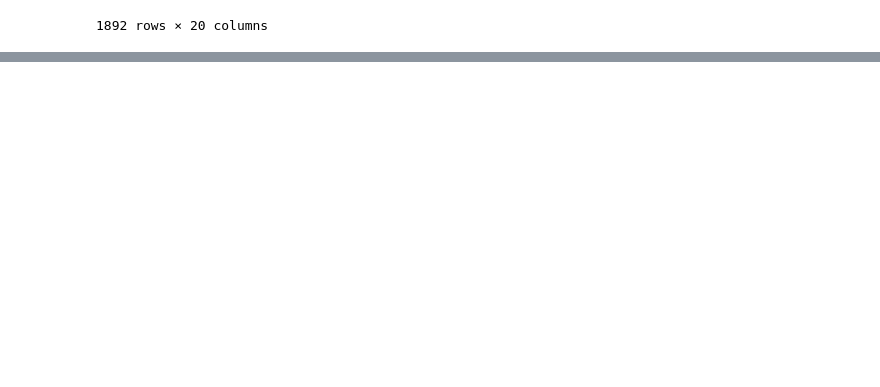
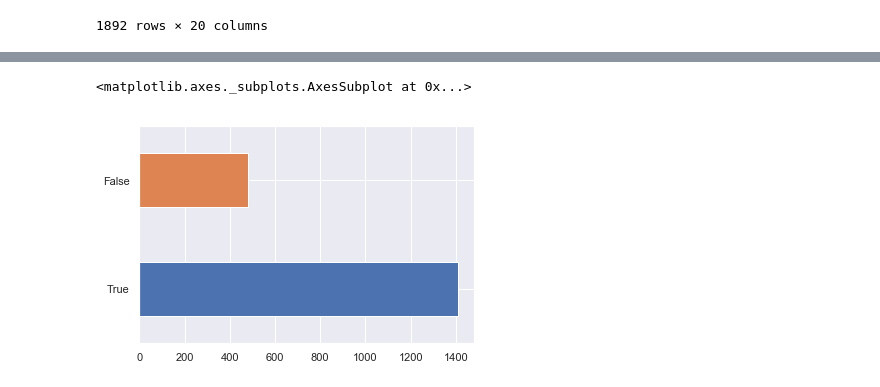
Before and after one commit to MJOAN/Udacity-DA-P4, a Jupyter notebook: Wrangling Data Project.ipynb, the cells around one changed output, grey strips where cells are left out. Cells and saved outputs as stored; diff of their text form; code cells hidden in the pictures; blank space fills up the shorter version.

```diff
--- a/Wrangling Data Project.ipynb
+++ b/Wrangling Data Project.ipynb
@@ -411,0 +459,5 @@ tweets.head(3)
+# %%
+master['second_prediction_outcome'].value_counts().plot(kind='barh')
+# %% [output]
+<matplotlib.axes._subplots.AxesSubplot at 0x...>
+[figure, added]
```
Also changed, not shown: parts of 37 cells of this notebook, 3 other files.
